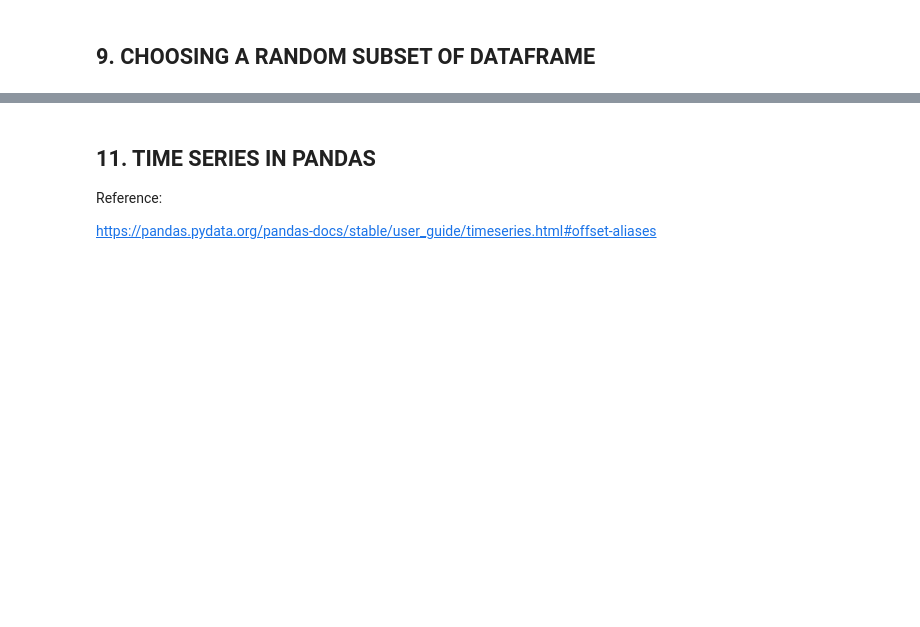
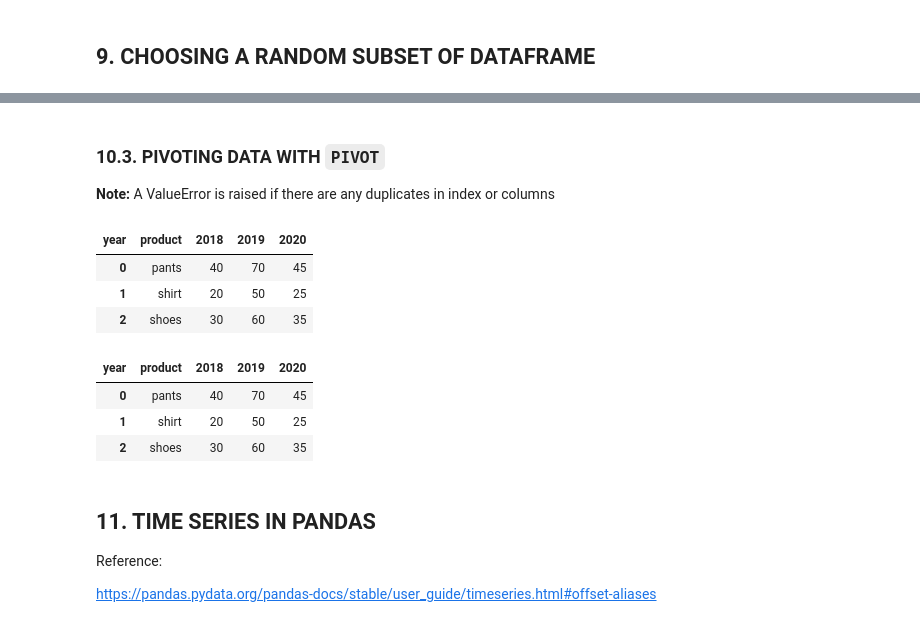
Before and after one commit to nhntran/All-About-Python-Pandas-Tutorials, a Jupyter notebook: Working with pandas - All you need to know .ipynb, the cells around one changed output, grey strips where cells are left out. Cells and saved outputs as stored; diff of their text form; code cells hidden in the pictures; blank space fills up the shorter version.

```diff
--- a/Working with pandas - All you need to know .ipynb
+++ b/Working with pandas - All you need to know .ipynb
@@ -1256,3 +1305,24 @@ df_test
+# %% [markdown]
+### 10.3. PIVOTING DATA WITH `PIVOT`
+
+**Note:** A ValueError is raised if there are any duplicates in index or columns
+# %%
+data3 = data2.pivot(index = 'product', columns = 'year', values = 'price').reset_index()
+data3
+# %% [output]
+| year | product | 2018 | 2019 | 2020 |
+| 0 | pants | 40 | 70 | 45 |
+| 1 | shirt | 20 | 50 | 25 |
+| 2 | shoes | 30 | 60 | 35 |
+# %%
+### Flatten a hierarchical index in columns
+data3.columns = data3.columns.get_level_values(0)
+data3
+# %% [output]
+| year | product | 2018 | 2019 | 2020 |
+| 0 | pants | 40 | 70 | 45 |
+| 1 | shirt | 20 | 50 | 25 |
+| 2 | shoes | 30 | 60 | 35 |
 # %% [markdown]
 ## 11. TIME SERIES IN PANDAS
 Reference:
```
Also changed, not shown: parts of 10 cells of this notebook.
